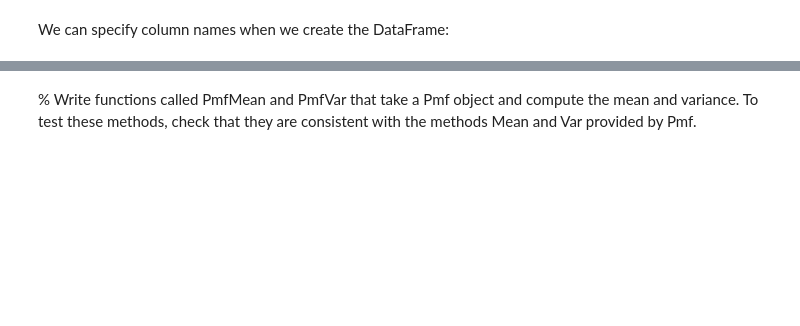
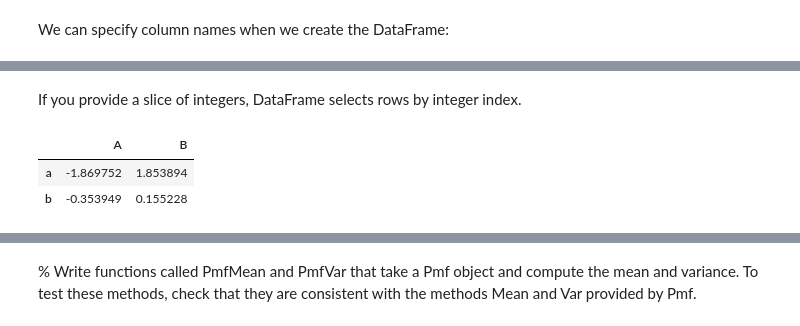
Before and after one commit to nisha1365/THINKSTATSBOOK, a Jupyter notebook: Chapter_3.ipynb, the cells around one changed output, grey strips where cells are left out. Cells and saved outputs as stored; diff of their text form; code cells hidden in the pictures; blank space fills up the shorter version.

```diff
--- a/Chapter_3.ipynb
+++ b/Chapter_3.ipynb
@@ -256,0 +324,8 @@ df
+# %% [markdown]
+If you provide a slice of integers, DataFrame selects rows by integer index.
+# %%
+df[0:2]
+# %% [output]
+|  | A | B |
+| a | -1.869752 | 1.853894 |
+| b | -0.353949 | 0.155228 |
```
Also changed, not shown: parts of 28 cells of this notebook.
